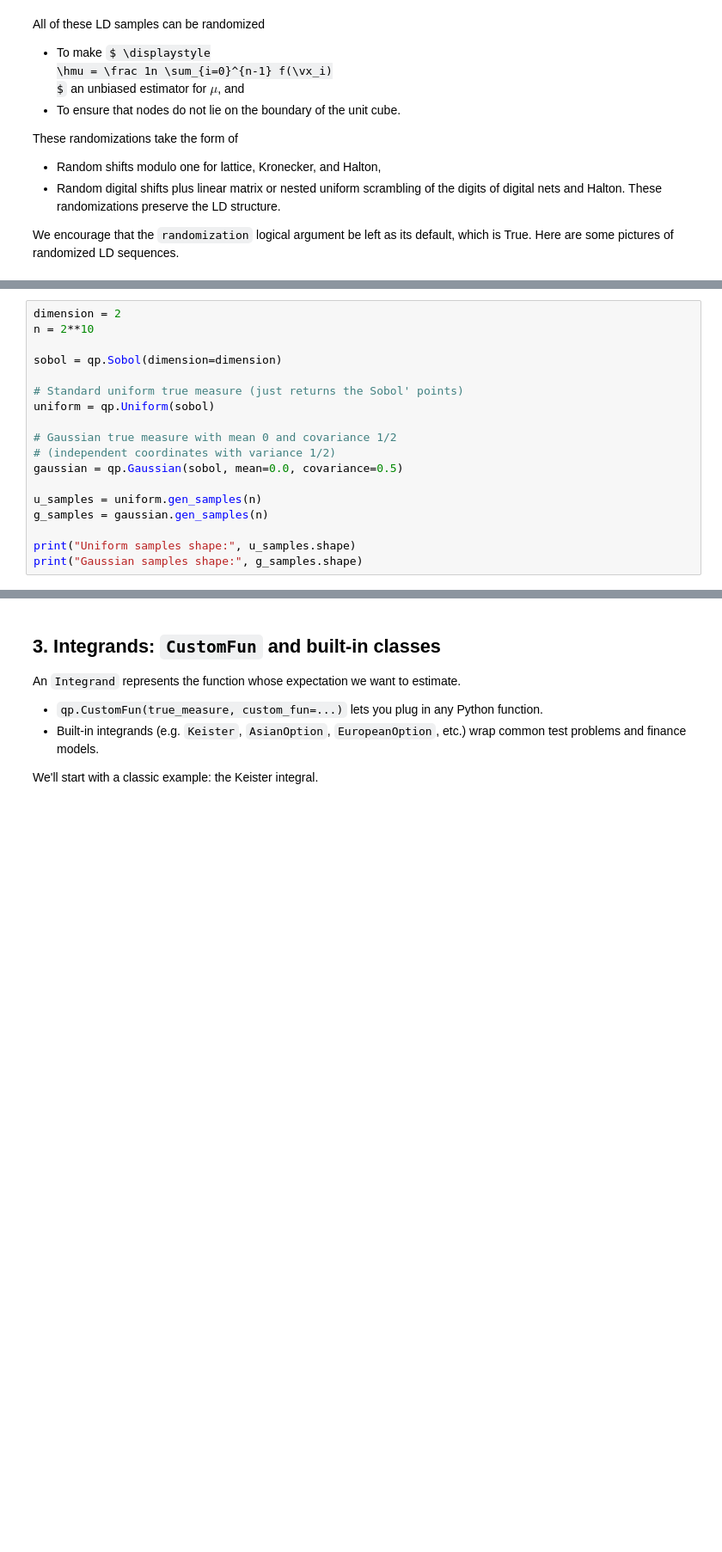
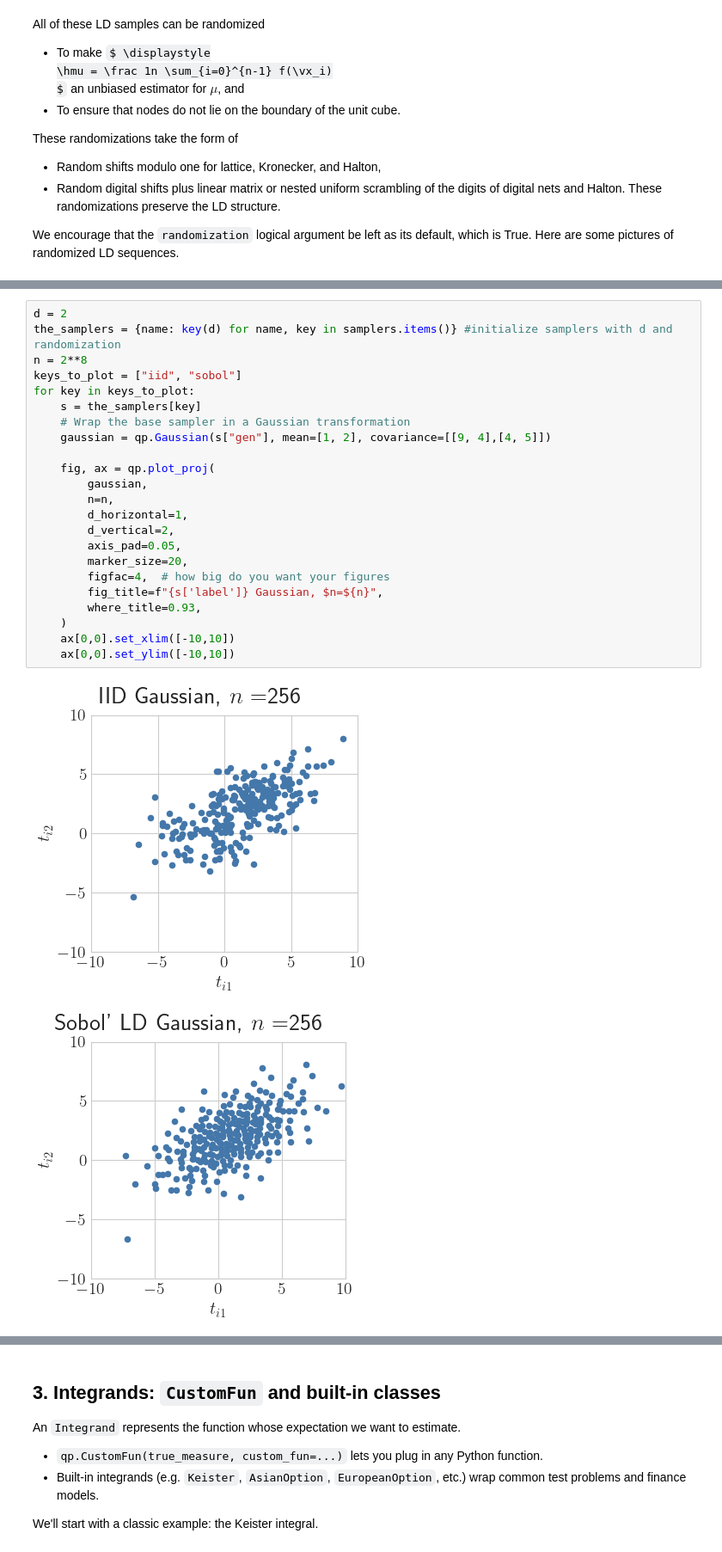
Before and after one commit to QMCSoftware/MATH565Fall2025, a Jupyter notebook: notebooks/QMCPy_Introduction.ipynb, the cells around one changed output, grey strips where cells are left out. Shown at 86% size. Drawn from its saved outputs; the diff is of its cells as text; some formulas as TeX source; blank space fills up the shorter version.

```diff
--- a/notebooks/QMCPy_Introduction.ipynb
+++ b/notebooks/QMCPy_Introduction.ipynb
@@ -322,18 +324,26 @@ Conceptually:
 # %%
-dimension = 2
-n = 2**10
+d = 2
+the_samplers = {name: key(d) for name, key in samplers.items()} #initialize samplers with d and randomization
+n = 2**8
+keys_to_plot = ["iid", "sobol"]
+for key in keys_to_plot:
+    s = the_samplers[key]
+    # Wrap the base sampler in a Gaussian transformation
+    gaussian = qp.Gaussian(s["gen"], mean=[1, 2], covariance=[[9, 4],[4, 5]])
 
-sobol = qp.Sobol(dimension=dimension)
-
-# Standard uniform true measure (just returns the Sobol' points)
-uniform = qp.Uniform(sobol)
-
-# Gaussian true measure with mean 0 and covariance 1/2
-# (independent coordinates with variance 1/2)
-gaussian = qp.Gaussian(sobol, mean=0.0, covariance=0.5)
-
-u_samples = uniform.gen_samples(n)
-g_samples = gaussian.gen_samples(n)
-
-print("Uniform samples shape:", u_samples.shape)
-print("Gaussian samples shape:", g_samples.shape)
+    fig, ax = qp.plot_proj(
+        gaussian,
+        n=n,
+        d_horizontal=1,
+        d_vertical=2,
+        axis_pad=0.05,
+        marker_size=20,
+        figfac=4,  # how big do you want your figures
+        fig_title=f"{s['label']} Gaussian, $n=${n}",
+        where_title=0.93,
+    )
+    ax[0,0].set_xlim([-10,10])
+    ax[0,0].set_ylim([-10,10])
+# %% [output]
+[figure, added]
+[figure, added]
```
Also changed, not shown: parts of 10 cells of this notebook, 1 other file.
